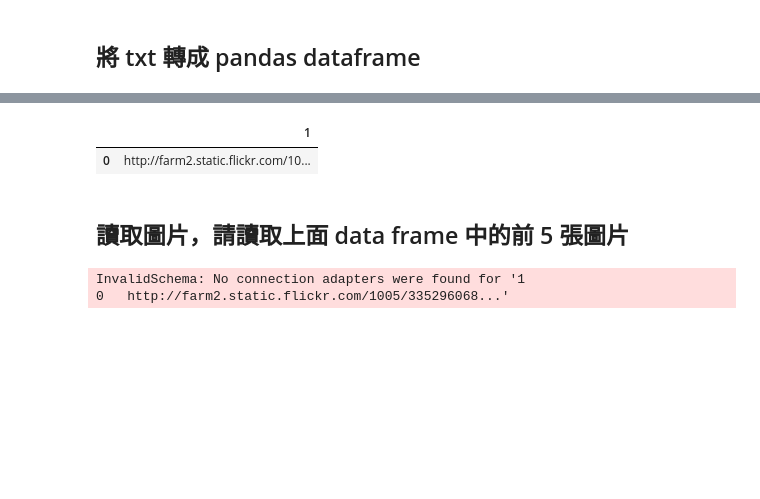
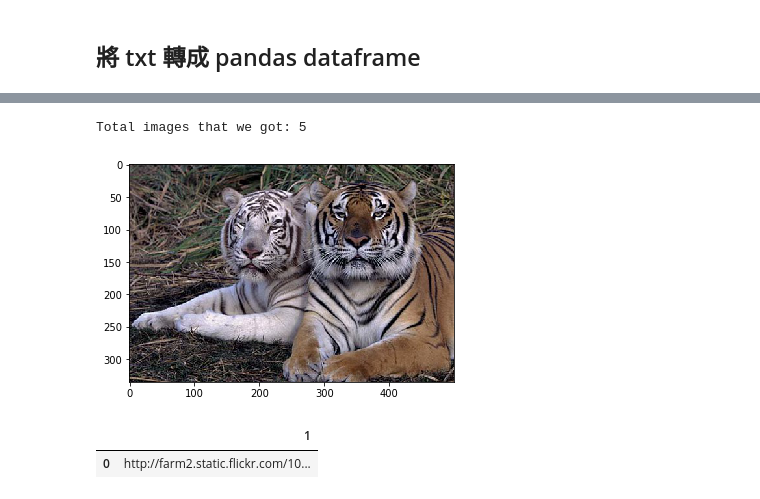
Before and after one commit to lars10192002/2nd-ML100Days, a Jupyter notebook: homework/day03/Day_003-2_HW.ipynb, the cells around one changed output, grey strips where cells are left out. Drawn from its saved outputs; the diff is of its cells as text; code cells hidden in the pictures; blank space fills up the shorter version.

```diff
--- a/homework/day03/Day_003-2_HW.ipynb
+++ b/homework/day03/Day_003-2_HW.ipynb
@@ -111,0 +82,25 @@ AttributeError: 'DataFrame' object has no attribute 'row'
+# %%
+def img2arr_formURLs(url_list, resize = False):
+    img_list = []
+    for url in url_list:
+        response = requests.get(url)
+        try:
+            img = Image.open(BytesIO(response.content))
+            if resize:
+                img = img.resize((256,256))
+            img = np.array(img)
+            img_list.append(img)
+        except:
+
+            pass
+    return img_list
+# %%
+result = img2arr_formURLs(df[0:10][1].values)
+print("Total images that we got: %i " % len(result)) # 如果不等於 5, 代表有些連結失效囉
+
+for img_one in result:
+    plt.imshow(img_one)
+    plt.show
+# %% [output]
+Total images that we got: 5
+[figure, added]
@@ -116,24 +118,3 @@ df.iloc[0:1,1:2]
 # %% [output]
 |  | 1 |
 | 0 | http://farm2.static.flickr.com/10... |
-# %% [markdown]
-## 讀取圖片，請讀取上面 data frame 中的前 5 張圖片
-# %%
-from PIL import Image
-from io import BytesIO
-import numpy as np
-import matplotlib.pyplot as plt
-
-# 請用 df.loc[...] 得到第一筆資料的連結
-first_link = df.iloc[0:1,1:2]
-
-response = requests.get(first_link)
-img = Image.open(BytesIO(response.content))
-
-# Convert img to numpy array
-
-plt.imshow(img)
-plt.show()
-# %% [output]
-InvalidSchema: No connection adapters were found for '1
-0   http://farm2.static.flickr.com/1005/335296068...'
```
Also changed, not shown: parts of 11 cells of this notebook, 5 other files.
